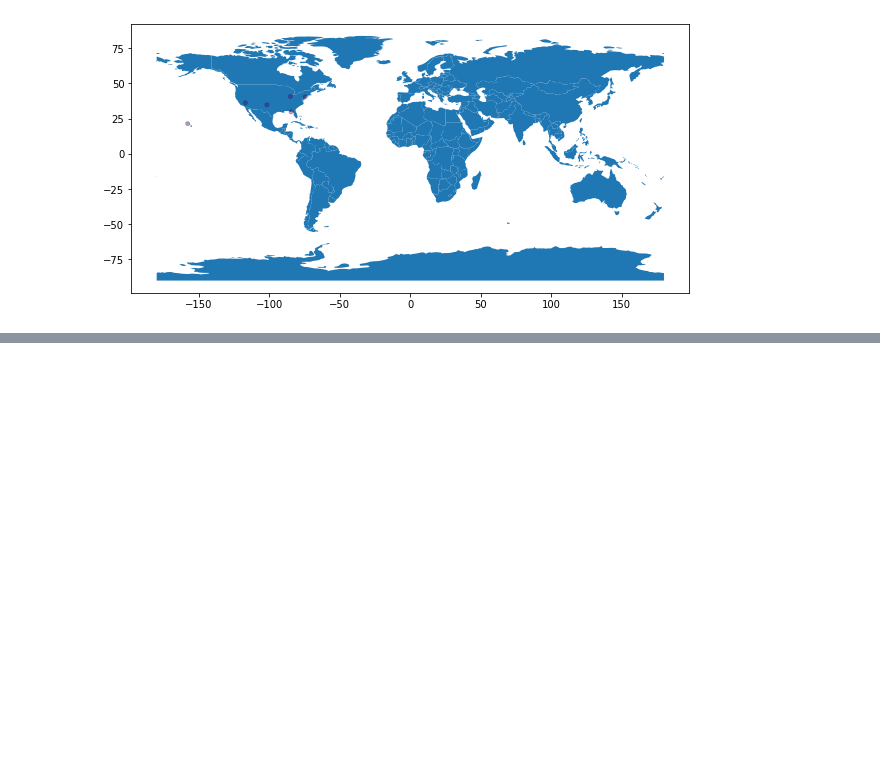
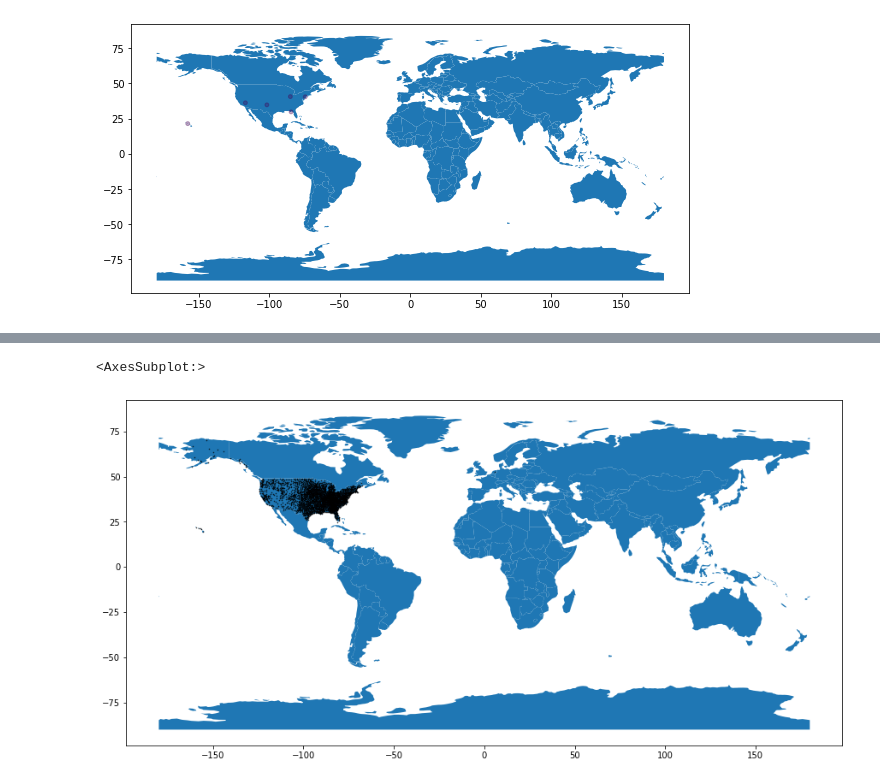
Before and after one commit to cgnik/school-datascience, a Jupyter notebook: food-census.ipynb, the cells around one changed output, grey strips where cells are left out. Saved outputs shown, nothing was run; the diff lists cells and outputs as text; code cells hidden in the pictures; blank space fills up the shorter version.

Commit message:
successful clutering; found that food is seldome going to help with twitter analysis; starting better clustering and need to add the deserts

```diff
--- a/food-census.ipynb
+++ b/food-census.ipynb
@@ -119,4 +188,5 @@ fipses = list(counties.FIPS_COUNTY.unique())
 # %%
+fipses = counties['FIPS_COUNTY'].unique()
 count = 0
 u = list(summary.FIPS_COUNTY.unique())
 found = [fips for fips in u if fips in fipses]
@@ -301,2 +371,5 @@ clusterplot = gdf.plot(ax=clust_world.plot(figsize=(10, 6)), marker='o', c=y, al
 # %% [output]
 [figure]
+# %%
+located_deserts = found_deserts.merge(counties, left_on='FIPS_CODE', right_on='FIPS_COUNTY')
+located_deserts
@@ -302,0 +390,8 @@ clusterplot = gdf.plot(ax=clust_world.plot(figsize=(10, 6)), marker='o', c=y, al
+# %%
+reduced_deserts = located_deserts[['FIPS_CODE', 'INTPTLONG', 'INTPTLAT']].groupby('FIPS_CODE').mean()
+desert_points = [Point(xy) for xy in reduced_deserts.to_numpy().tolist()]
+desert_gdf = GeoDataFrame(geometry=desert_points)
+desert_gdf.plot(ax=clust_world.plot(figsize=(15, 9)), color='k', marker='o', alpha=0.8, markersize=0.3 )
+# %% [output]
+<AxesSubplot:>
+[figure, added]
```
Also changed, not shown: parts of 12 cells of this notebook.
